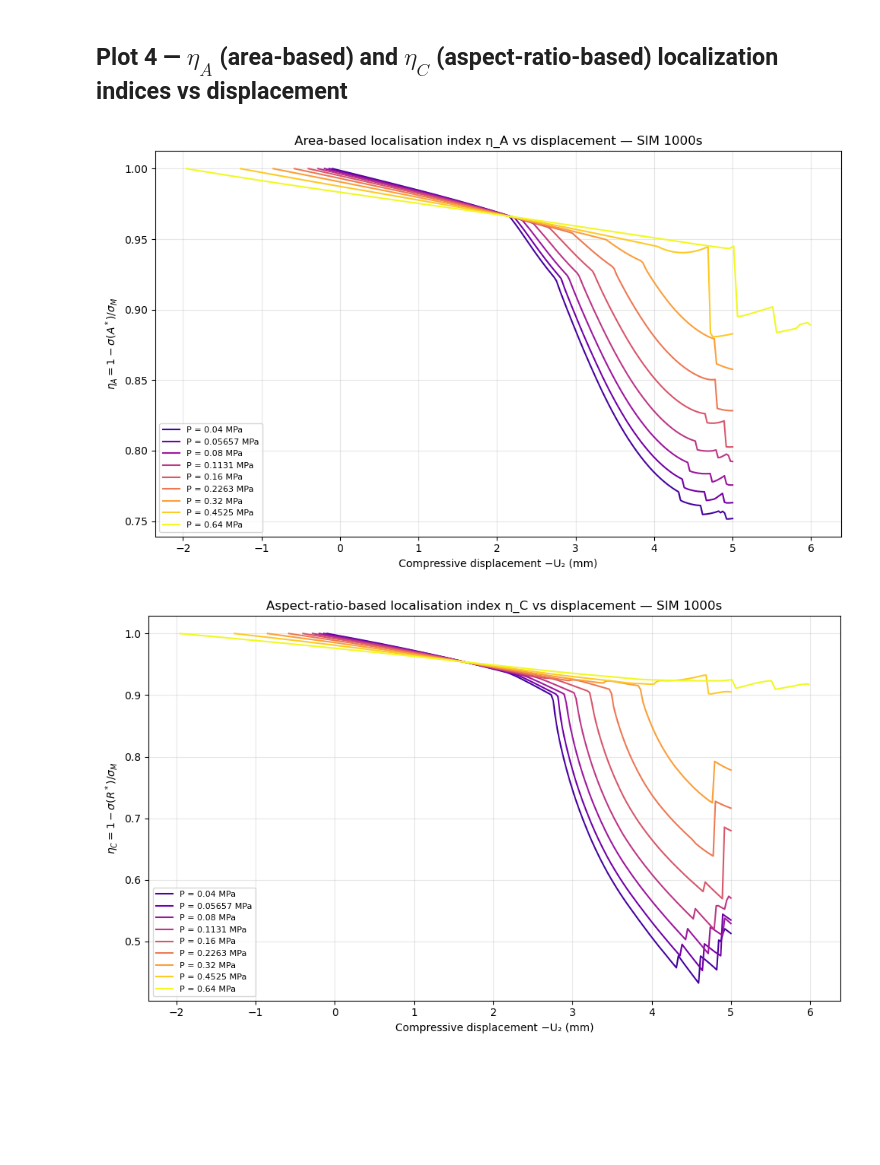
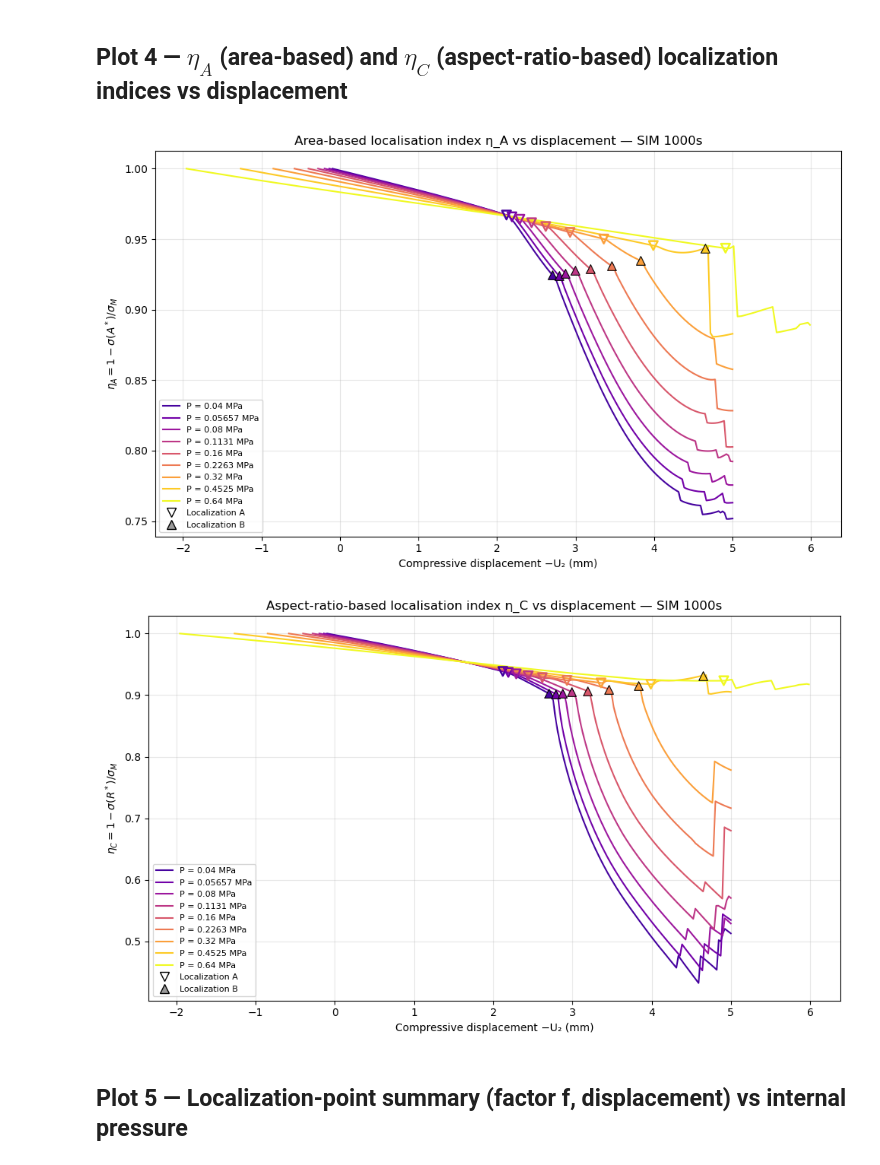
Before and after one commit to francoruffini17/FOAM_V03, a Jupyter notebook: Z001_Results_Analizer/SIM_1000s_analysis.ipynb, the cells around one changed output. Drawn from its saved outputs; the diff is of its cells as text; code cells hidden in the pictures; blank space fills up the shorter version.

```diff
--- a/Z001_Results_Analizer/SIM_1000s_analysis.ipynb
+++ b/Z001_Results_Analizer/SIM_1000s_analysis.ipynb
@@ -63,11 +94,12 @@ for idx, sim in enumerate(SIMS):
     del a2
 
     ax.plot(displ, rf2, color=cmap(idx), label=f'P = {PRESSURES[sim]:.4g} MPa')
+    mark_localizations(ax, cmap(idx), sim, displ, rf2)
 
 ax.set_xlabel('Compressive displacement −U₂ (mm)')
 ax.set_ylabel('Reaction force |RF₂| (N)')
 ax.set_title('Reaction force vs displacement — SIM 1000s')
-ax.legend(loc='upper left', fontsize=8)
+ax.legend(*add_localization_legend(ax), loc='upper left', fontsize=8)
 ax.grid(True, alpha=0.3)
 fig.tight_layout()
 plt.show()
@@ -96,12 +128,13 @@ for idx, sim in enumerate(SIMS):
 
     mask = ~np.isnan(f) & (displ > 0)
     ax.plot(displ[mask], f[mask], color=cmap(idx), label=f'P = {PRESSURES[sim]:.4g} MPa')
+    mark_localizations(ax, cmap(idx), sim, displ[mask], f[mask])
 
 ax.set_xlabel('Compressive displacement −U₂ (mm)')
 ax.set_ylabel('f  = η_tension / η_compression')
 ax.set_title('Factor f vs displacement — SIM 1000s')
 ax.set_yscale('log')
-ax.legend(loc='best', fontsize=8)
+ax.legend(*add_localization_legend(ax), loc='best', fontsize=8)
 ax.grid(True, alpha=0.3)
 fig.tight_layout()
 plt.show()
@@ -124,11 +157,12 @@ for idx, sim in enumerate(SIMS):
     del a2, tp2l
 
     ax.plot(displ, shear_mean, color=cmap(idx), label=f'P = {PRESSURES[sim]:.4g} MPa')
+    mark_localizations(ax, cmap(idx), sim, displ, shear_mean)
 
 ax.set_xlabel('Compressive displacement −U₂ (mm)')
 ax.set_ylabel('Shear mean (TP)')
 ax.set_title('Shear mean vs displacement — SIM 1000s')
-ax.legend(loc='best', fontsize=8)
+ax.legend(*add_localization_legend(ax), loc='best', fontsize=8)
 ax.grid(True, alpha=0.3)
 fig.tight_layout()
 plt.show()
@@ -136,0 +210,26 @@ plt.show()
+# %%
+fig, ax = plt.subplots(figsize=(10, 6))
+cmap = plt.get_cmap('plasma', len(SIMS))
+
+for idx, sim in enumerate(SIMS):
+    a2   = load_pkl(os.path.join(RESULTS_DIR, f'DATA_PICK_{sim}_A2.pkl'))
+    tp2l = load_pkl(os.path.join(RESULTS_DIR, f'DATA_PICK_{sim}_TP2_L.pkl'))
+    if a2 is None or tp2l is None:
+        del a2, tp2l
+        continue
+    displ      = -np.array(a2['U2']['PERN-9999997'])
+    shear_mean = np.array(tp2l['shear_mean'])
+    del a2, tp2l
+
+    dshear_dd = np.gradient(shear_mean, displ)
+
+    ax.plot(displ, dshear_dd, color=cmap(idx), label=f'P = {PRESSURES[sim]:.4g} MPa')
+    mark_localizations(ax, cmap(idx), sim, displ, dshear_dd)
+
+ax.set_xlabel('Compressive displacement −U₂ (mm)')
+ax.set_ylabel('d(Shear mean)/d(displacement) (TP/mm)')
+ax.set_title('Shear mean derivative vs displacement — SIM 1000s')
+ax.legend(*add_localization_legend(ax), loc='best', fontsize=8)
+ax.grid(True, alpha=0.3)
+fig.tight_layout()
+plt.show()
@@ -139,27 +240,28 @@ plt.show()
 # %%
 fig, ax = plt.subplots(figsize=(10, 6))
 cmap = plt.get_cmap('plasma', len(SIMS))
 
 for idx, sim in enumerate(SIMS):
     defc2 = load_pkl(os.path.join(RESULTS_DIR, f'DATA_PICK_{sim}_DEFC2.pkl'))
     if defc2 is None:
         continue
     # displacement here matches A2's U2 sign convention (signed, decreasing).
     displ  = -np.array(defc2['displacement'])
     eta_a  = np.array(defc2['etaC_A'])
     del defc2
 
     ax.plot(displ, eta_a, color=cmap(idx), label=f'P = {PRESSURES[sim]:.4g} MPa')
+    mark_localizations(ax, cmap(idx), sim, displ, eta_a)
 
 ax.set_xlabel('Compressive displacement −U₂ (mm)')
 ax.set_ylabel(r'$\eta_A = 1 - \sigma(A^*)/\sigma_M$')
 ax.set_title('Area-based localisation index η_A vs displacement — SIM 1000s')
-ax.legend(loc='best', fontsize=8)
+ax.legend(*add_localization_legend(ax), loc='best', fontsize=8)
 ax.grid(True, alpha=0.3)
 fig.tight_layout()
 plt.show()
 # %% [output]
-[figure, old version]
+[figure, new version]
 # %%
 fig, ax = plt.subplots(figsize=(10, 6))
 cmap = plt.get_cmap('plasma', len(SIMS))
@@ -173,13 +275,16 @@ for idx, sim in enumerate(SIMS):
     del defc2
 
     ax.plot(displ, eta_c, color=cmap(idx), label=f'P = {PRESSURES[sim]:.4g} MPa')
+    mark_localizations(ax, cmap(idx), sim, displ, eta_c)
 
 ax.set_xlabel('Compressive displacement −U₂ (mm)')
 ax.set_ylabel(r'$\eta_C = 1 - \sigma(R^*)/\sigma_M$')
 ax.set_title('Aspect-ratio-based localisation index η_C vs displacement — SIM 1000s')
-ax.legend(loc='best', fontsize=8)
+ax.legend(*add_localization_legend(ax), loc='best', fontsize=8)
 ax.grid(True, alpha=0.3)
 fig.tight_layout()
 plt.show()
 # %% [output]
-[figure, old version]
+[figure, new version]
+# %% [markdown]
+## Plot 5 — Localization-point summary (factor f, displacement) vs internal pressure
```
Also changed, not shown: parts of 14 cells of this notebook, 7 other files.
